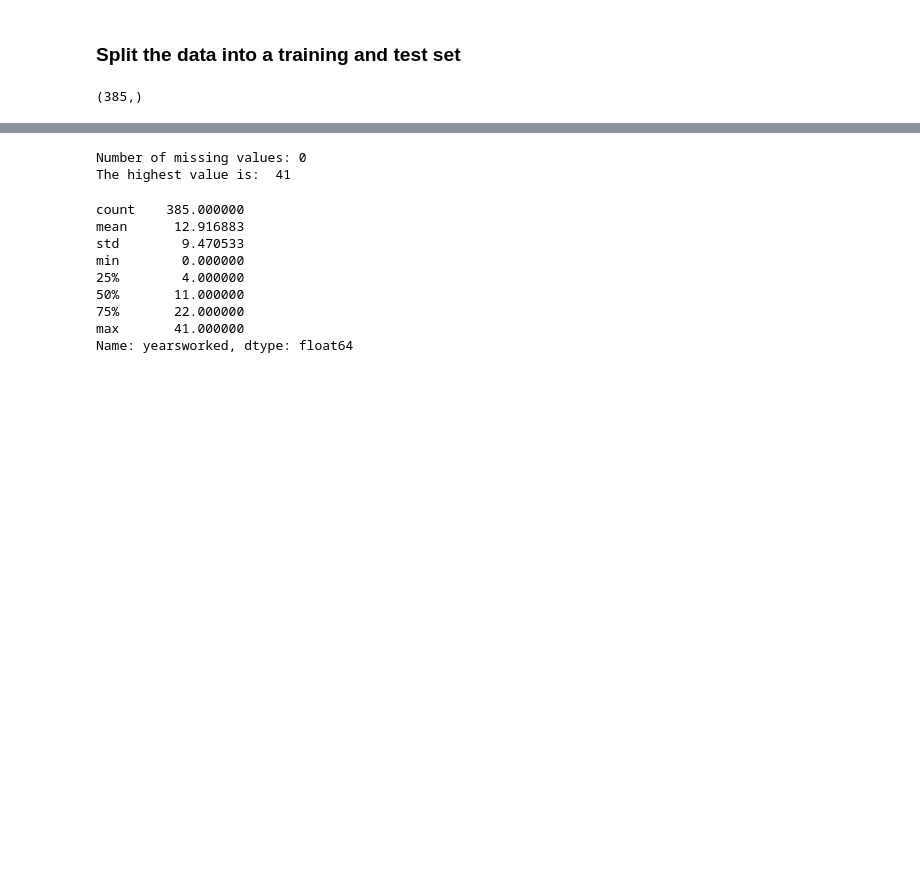
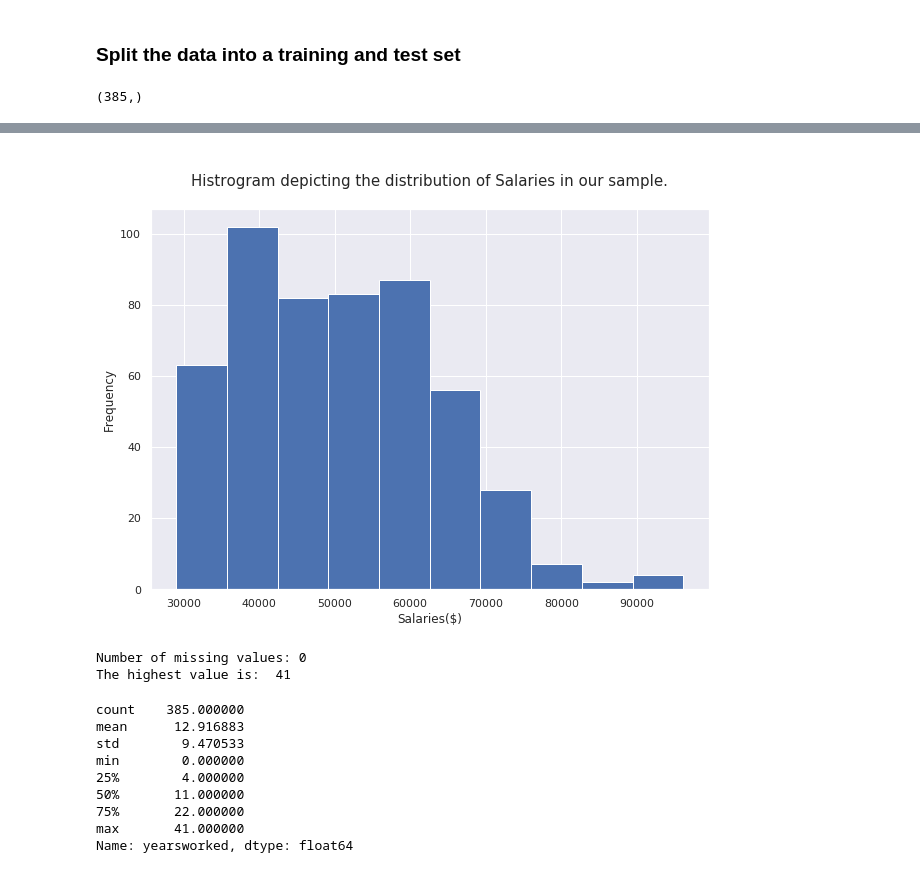
Before and after one commit to boitshepo97/linear_regression, a Jupyter notebook: Simple Linear Regression.ipynb, the cells around one changed output, grey strips where cells are left out. Cells and saved outputs as stored; diff of their text form; code cells hidden in the pictures; blank space fills up the shorter version.

```diff
--- a/Simple Linear Regression.ipynb
+++ b/Simple Linear Regression.ipynb
@@ -123,3 +124,14 @@ NameError: name 'axes' is not defined
+# %%
+
+sns.set()
+plt.figure(figsize = (10,7))
+plt.hist(salary['salary'])
+plt.title('\nHistrogram depicting the distribution of Salaries in our sample.\n',fontsize=15)
+plt.xlabel('Salaries($)')
+plt.ylabel('Frequency')
+plt.show()
+# %% [output]
+[figure, added]
 # %%
 missing_values = X_train.isnull().sum().sum()
 print('Number of missing values:',missing_values)
```
Also changed, not shown: parts of 13 cells of this notebook.
